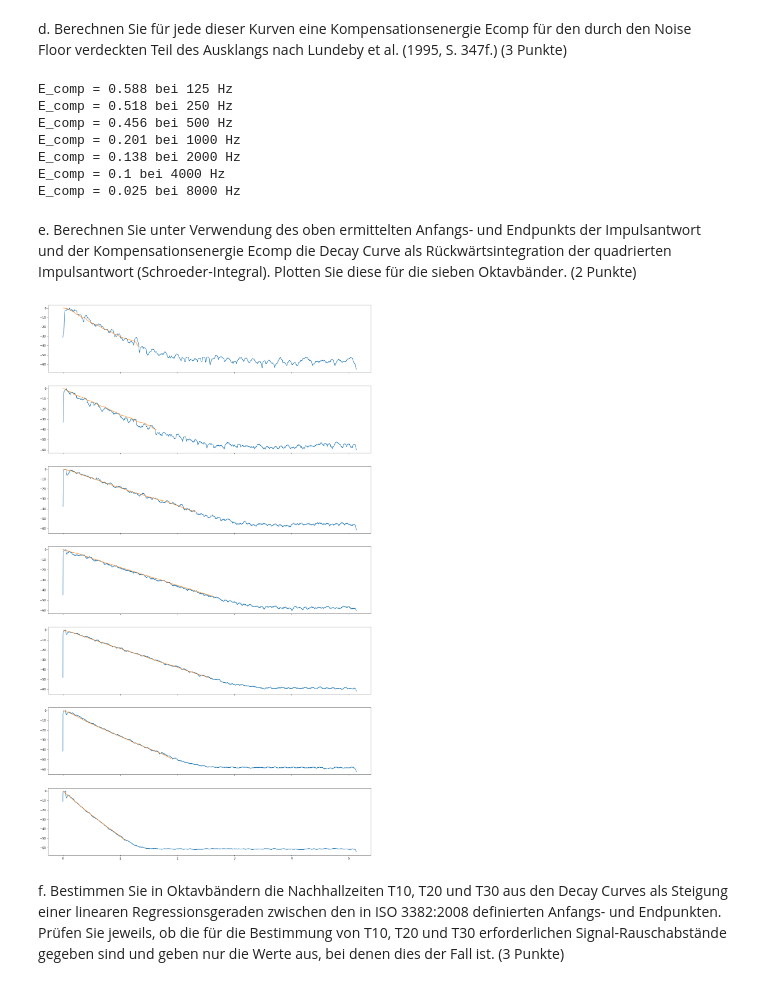
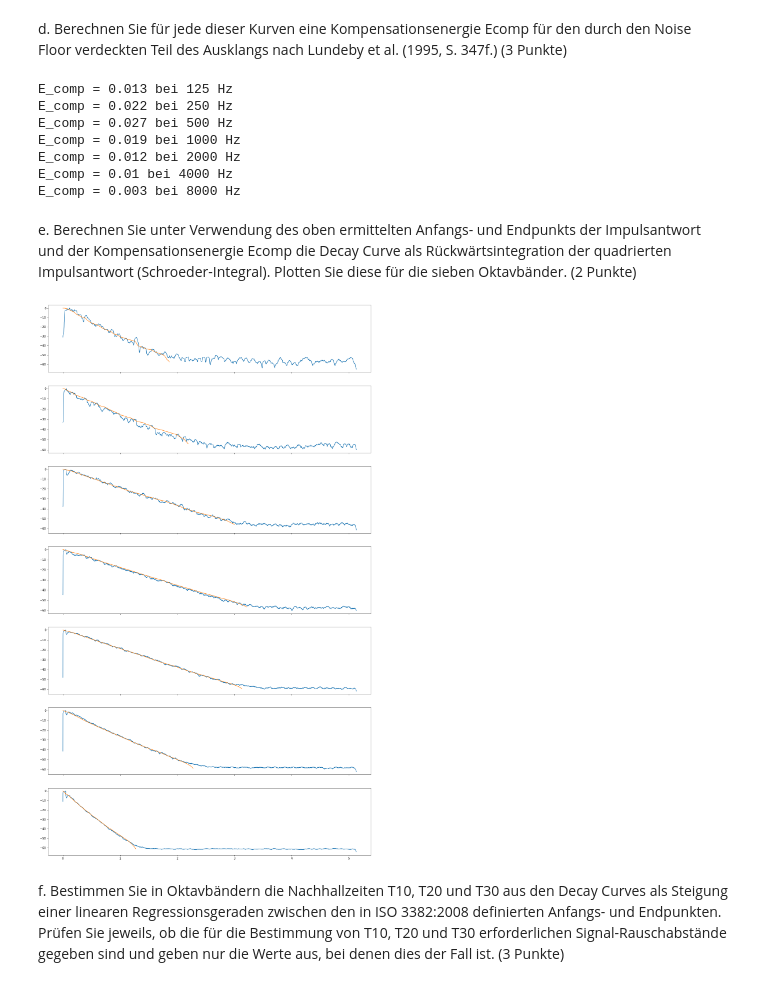
Before and after one commit to ChristianScheer97/Raumakustik_Hausaufgabe_-, a Jupyter notebook: Raumakustik_Hausaufgabe1.ipynb, the cells around one changed output. Drawn from its saved outputs; the diff is of its cells as text; code cells hidden in the pictures.

```diff
--- a/Raumakustik_Hausaufgabe1.ipynb
+++ b/Raumakustik_Hausaufgabe1.ipynb
@@ -174,36 +179,36 @@ d. Berechnen Sie für jede dieser Kurven eine Kompensationsenergie Ecomp für de
 # Loesung Aufgabe 2d
 E_comp = []
 for i in range(len(RIR_flat)):
-    y = m_n[0][i]*time[stops[i]:]+m_n[1][i]
-    y_nolog = 10**(0.1*y)
-    E_comp.append(np.sum(y_nolog))
+    y = m_n[0][i]*time[crossing_bin[i]:]+m_n[1][i] #calculates the line between the crossing point (of noise and RIR-regression) and end of the the file
+    y_nolog = 10**(0.1*y) #from the log, go back to the actual values
+    E_comp.append(np.sum(y_nolog)) # sum up all the values
     print('E_comp = '+str(round(E_comp[i],3))+' bei '+str(125*2**i)+' Hz')
 # %% [output]
-E_comp = 0.588 bei 125 Hz
-E_comp = 0.518 bei 250 Hz
-E_comp = 0.456 bei 500 Hz
-E_comp = 0.201 bei 1000 Hz
-E_comp = 0.138 bei 2000 Hz
-E_comp = 0.1 bei 4000 Hz
-E_comp = 0.025 bei 8000 Hz
+E_comp = 0.013 bei 125 Hz
+E_comp = 0.022 bei 250 Hz
+E_comp = 0.027 bei 500 Hz
+E_comp = 0.019 bei 1000 Hz
+E_comp = 0.012 bei 2000 Hz
+E_comp = 0.01 bei 4000 Hz
+E_comp = 0.003 bei 8000 Hz
 # %% [markdown]
 e. Berechnen Sie unter Verwendung des oben ermittelten Anfangs- und Endpunkts der Impulsantwort und der Kompensationsenergie Ecomp die Decay Curve als Rückwärtsintegration der quadrierten Impulsantwort (Schroeder-Integral). Plotten Sie diese für die sieben Oktavbänder. (2 Punkte)
 # %%
 # Loesung Aufgabe 2e
-fig, ax = plt.subplots(7,1, figsize=(20,35), sharex=True,)
+fig, ax = plt.subplots(7,1, figsize=(20,35), sharex=True)
 schroeder = []
 schroeder_log = []
 for i in  range(len(RIR_flat)):
-    reverseRIR = 10**(0.1*np.flip(RIR_flat[i][:stops[i]])) #reverse order of RIR array, and calculating the anti log lol
-    schroeder.append([E_comp[i]])
+    reverseRIR = 10**(0.1*np.flip(RIR_flat[i][:crossing_bin[i]])) #reverse order of RIR array, and calculating back to the non-logarithmic value
+    schroeder.append([E_comp[i]]) # the first value of the integral is the compensation energy
     schroeder_log.append([])
     for j in range(1,len(reverseRIR)+1):
-        schroeder[i].append(schroeder[i][j-1]+reverseRIR[j-1])
+        schroeder[i].append(schroeder[i][j-1]+reverseRIR[j-1]) # do the schroeder integral by numerical integration, step by step
     schroeder_log[i] = np.flip(10*np.log10(schroeder[i])-max(10*np.log10(schroeder[i]))) #calculating the log of the schroeder integral, normalize it and reversing it again
     ax[i].plot(time, RIR_flat[i])
-    ax[i].plot(time[:stops[i]+1], schroeder_log[i])
+    ax[i].plot(time[:crossing_bin[i]+1], schroeder_log[i])
 # %% [output]
-[figure, old version]
+[figure, new version]
 # %% [markdown]
 f. Bestimmen Sie in Oktavbändern die Nachhallzeiten T10, T20 und T30 aus den Decay Curves als Steigung einer linearen Regressionsgeraden zwischen den in ISO 3382:2008 definierten Anfangs- und Endpunkten. Prüfen Sie jeweils, ob die für die Bestimmung von T10, T20 und T30 erforderlichen Signal-Rauschabstände gegeben sind und geben nur die Werte aus, bei denen dies der Fall ist. (3 Punkte)
 # %%
```
Also changed, not shown: parts of 7 cells of this notebook.
